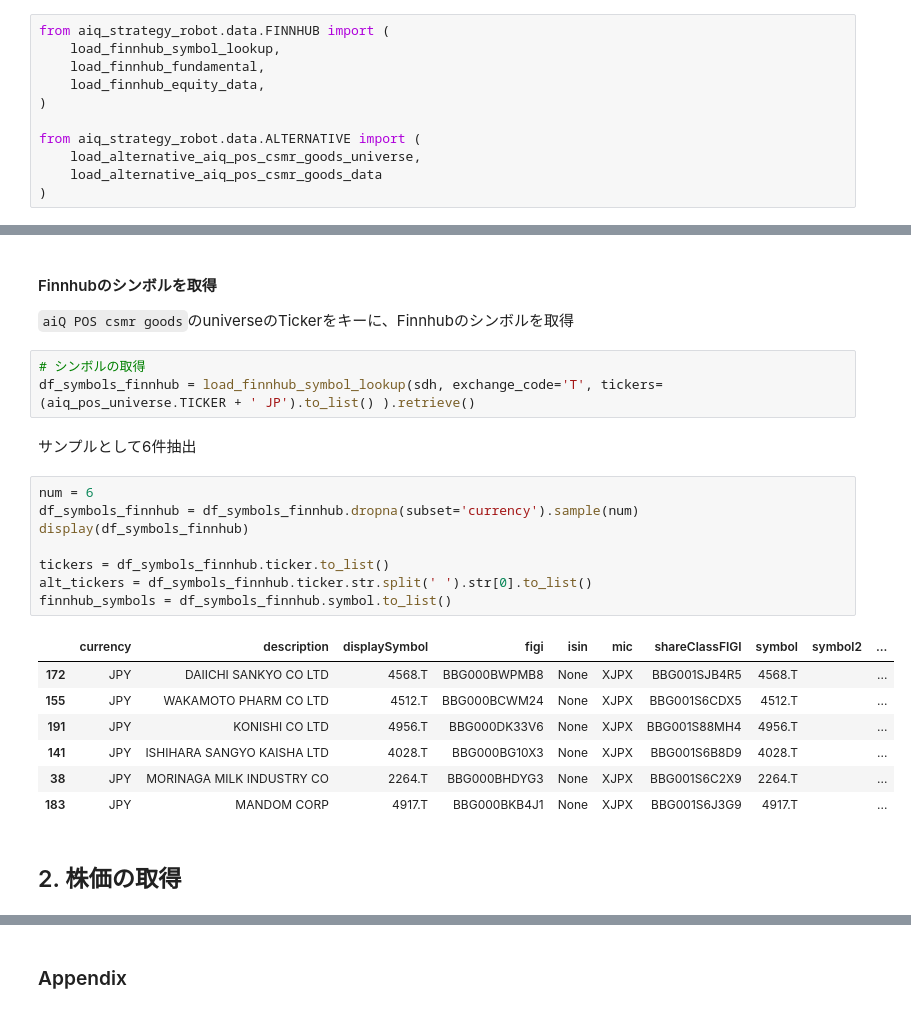
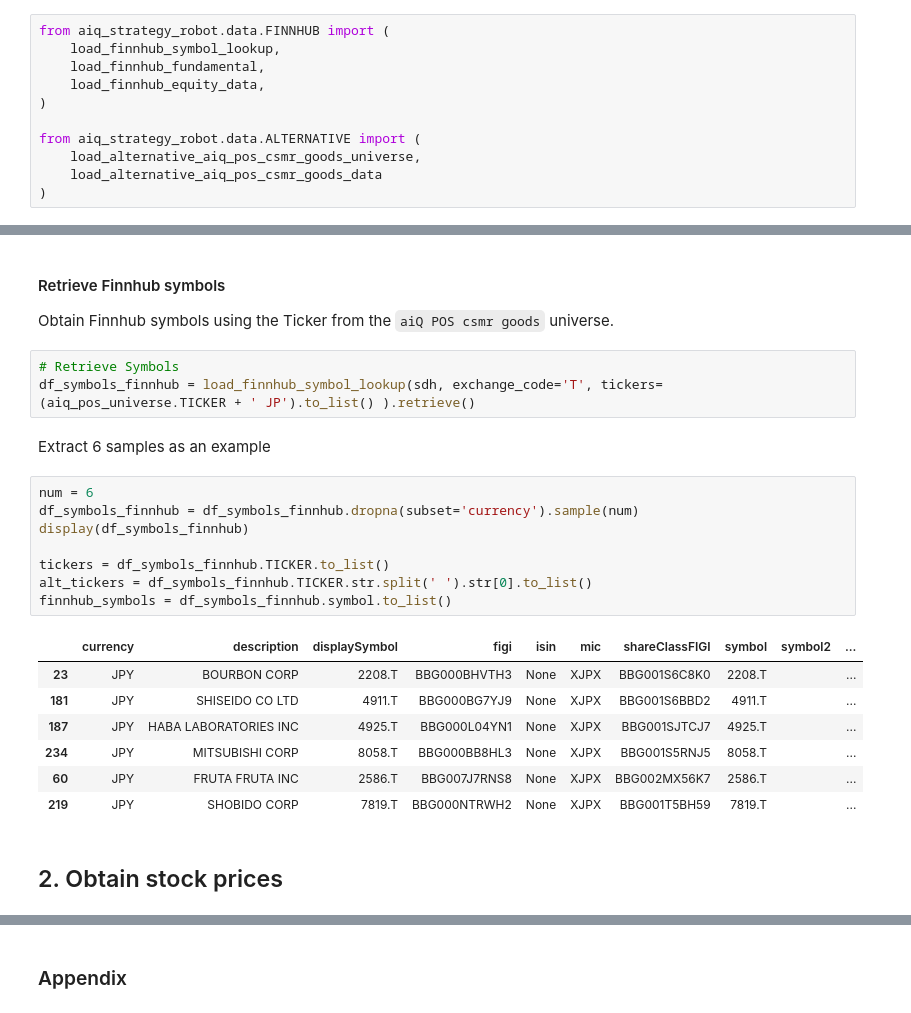
Before and after one commit to aiqindex/sample_notebooks, a Jupyter notebook: components/data_handler.ipynb, the cells around one changed output, grey strips where cells are left out. Drawn from its saved outputs; the diff is of its cells as text.

```diff
--- a/components/data_handler.ipynb
+++ b/components/data_handler.ipynb
@@ -67,29 +67,29 @@ aiq_pos_universe.head()
 # %% [markdown]
-#### Finnhubのシンボルを取得
-`aiQ POS csmr goods`のuniverseのTickerをキーに、Finnhubのシンボルを取得
+#### Retrieve Finnhub symbols
+Obtain Finnhub symbols using the Ticker from the `aiQ POS csmr goods` universe.
 # %%
-# シンボルの取得
+# Retrieve Symbols
 df_symbols_finnhub = load_finnhub_symbol_lookup(sdh, exchange_code='T', tickers=(aiq_pos_universe.TICKER + ' JP').to_list() ).retrieve()
 # %% [markdown]
-サンプルとして6件抽出
+Extract 6 samples as an example
 # %%
 num = 6
 df_symbols_finnhub = df_symbols_finnhub.dropna(subset='currency').sample(num)
 display(df_symbols_finnhub)
 
-tickers = df_symbols_finnhub.ticker.to_list()
-alt_tickers = df_symbols_finnhub.ticker.str.split(' ').str[0].to_list()
+tickers = df_symbols_finnhub.TICKER.to_list()
+alt_tickers = df_symbols_finnhub.TICKER.str.split(' ').str[0].to_list()
 finnhub_symbols = df_symbols_finnhub.symbol.to_list()
 # %% [output]
 |  | currency | description | displaySymbol | figi | isin | mic | shareClassFIGI | symbol | symbol2 | ... |
-| 172 | JPY | DAIICHI SANKYO CO LTD | 4568.T | BBG000BWPMB8 | None | XJPX | BBG001SJB4R5 | 4568.T |  | ... |
-| 155 | JPY | WAKAMOTO PHARM CO LTD | 4512.T | BBG000BCWM24 | None | XJPX | BBG001S6CDX5 | 4512.T |  | ... |
-| 191 | JPY | KONISHI CO LTD | 4956.T | BBG000DK33V6 | None | XJPX | BBG001S88MH4 | 4956.T |  | ... |
-| 141 | JPY | ISHIHARA SANGYO KAISHA LTD | 4028.T | BBG000BG10X3 | None | XJPX | BBG001S6B8D9 | 4028.T |  | ... |
-| 38 | JPY | MORINAGA MILK INDUSTRY CO | 2264.T | BBG000BHDYG3 | None | XJPX | BBG001S6C2X9 | 2264.T |  | ... |
-| 183 | JPY | MANDOM CORP | 4917.T | BBG000BKB4J1 | None | XJPX | BBG001S6J3G9 | 4917.T |  | ... |
+| 23 | JPY | BOURBON CORP | 2208.T | BBG000BHVTH3 | None | XJPX | BBG001S6C8K0 | 2208.T |  | ... |
+| 181 | JPY | SHISEIDO CO LTD | 4911.T | BBG000BG7YJ9 | None | XJPX | BBG001S6BBD2 | 4911.T |  | ... |
+| 187 | JPY | HABA LABORATORIES INC | 4925.T | BBG000L04YN1 | None | XJPX | BBG001SJTCJ7 | 4925.T |  | ... |
+| 234 | JPY | MITSUBISHI CORP | 8058.T | BBG000BB8HL3 | None | XJPX | BBG001S5RNJ5 | 8058.T |  | ... |
+| 60 | JPY | FRUTA FRUTA INC | 2586.T | BBG007J7RNS8 | None | XJPX | BBG002MX56K7 | 2586.T |  | ... |
+| 219 | JPY | SHOBIDO CORP | 7819.T | BBG000NTRWH2 | None | XJPX | BBG001T5BH59 | 7819.T |  | ... |
 # %% [markdown]
-## 2. 株価の取得
+## 2. Obtain stock prices
 # %%
 sdh = DAL()
 
```
Also changed, not shown: parts of 51 cells of this notebook, 1 other file.
